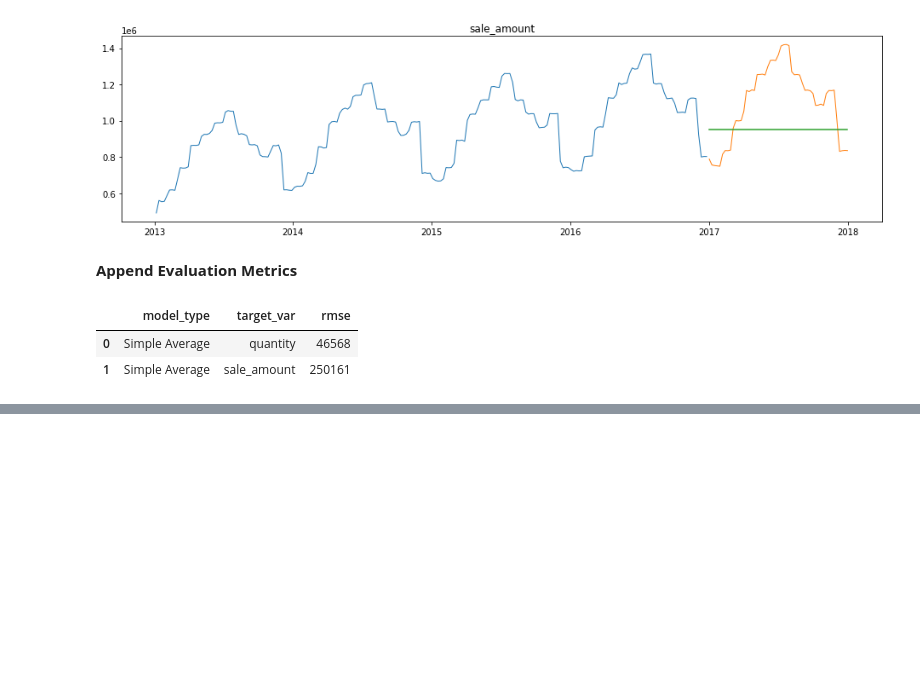
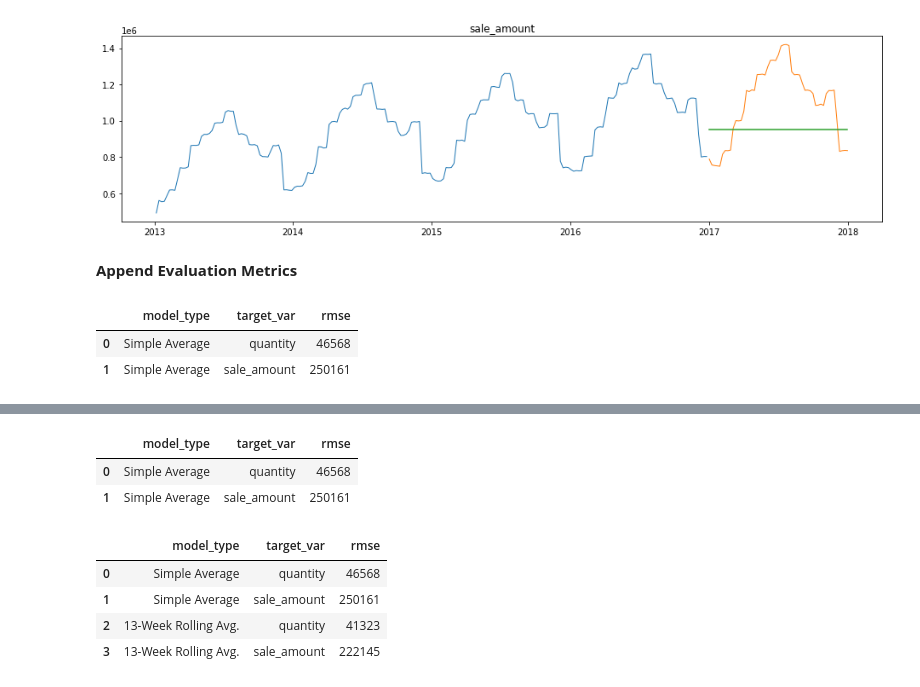
Before and after one commit to aleclhartman/ds-methodologies-exercises, a Jupyter notebook: time_series/modeling.ipynb, the cells around one changed output, grey strips where cells are left out. Drawn from its saved outputs; the diff is of its cells as text; code cells hidden in the pictures; blank space fills up the shorter version.

```diff
--- a/time_series/modeling.ipynb
+++ b/time_series/modeling.ipynb
@@ -258,0 +301,16 @@ evaluation
+# %%
+evaluation
+# %% [output]
+|  | model_type | target_var | rmse |
+| 0 | Simple Average | quantity | 46568 |
+| 1 | Simple Average | sale_amount | 250161 |
+# %%
+evaluation = append_evaluation(model_type="13-Week Rolling Avg.", target_var="quantity")
+evaluation = append_evaluation(model_type="13-Week Rolling Avg.", target_var="sale_amount")
+evaluation
+# %% [output]
+|  | model_type | target_var | rmse |
+| 0 | Simple Average | quantity | 46568 |
+| 1 | Simple Average | sale_amount | 250161 |
+| 2 | 13-Week Rolling Avg. | quantity | 41323 |
+| 3 | 13-Week Rolling Avg. | sale_amount | 222145 |
```
Also changed, not shown: parts of 9 cells of this notebook, 1 other file.
